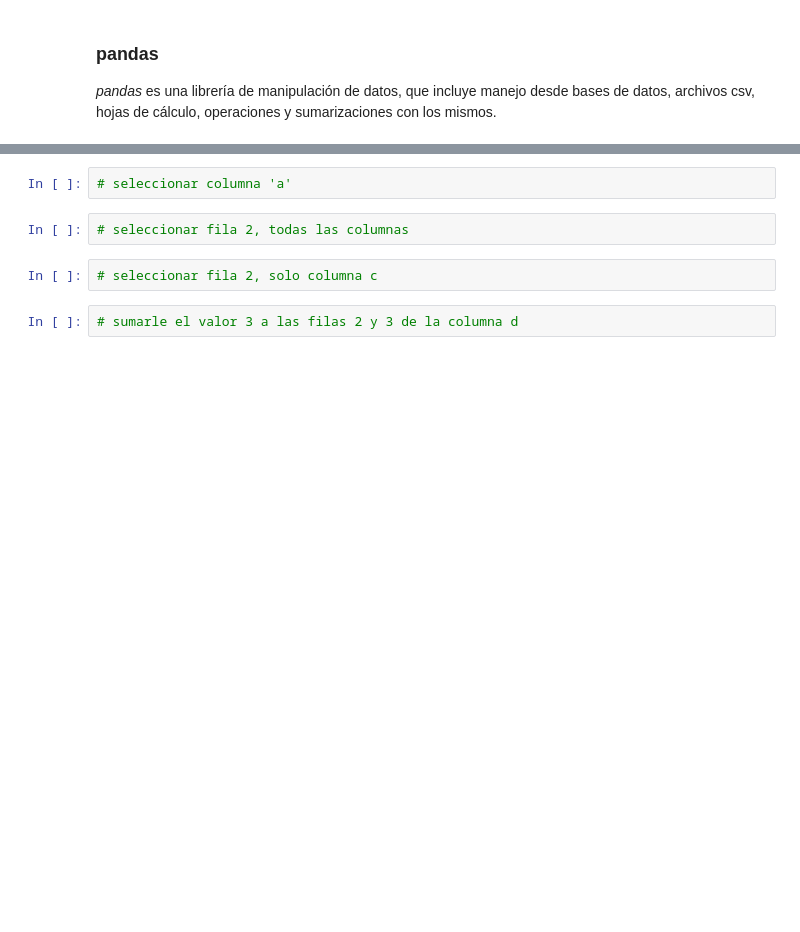
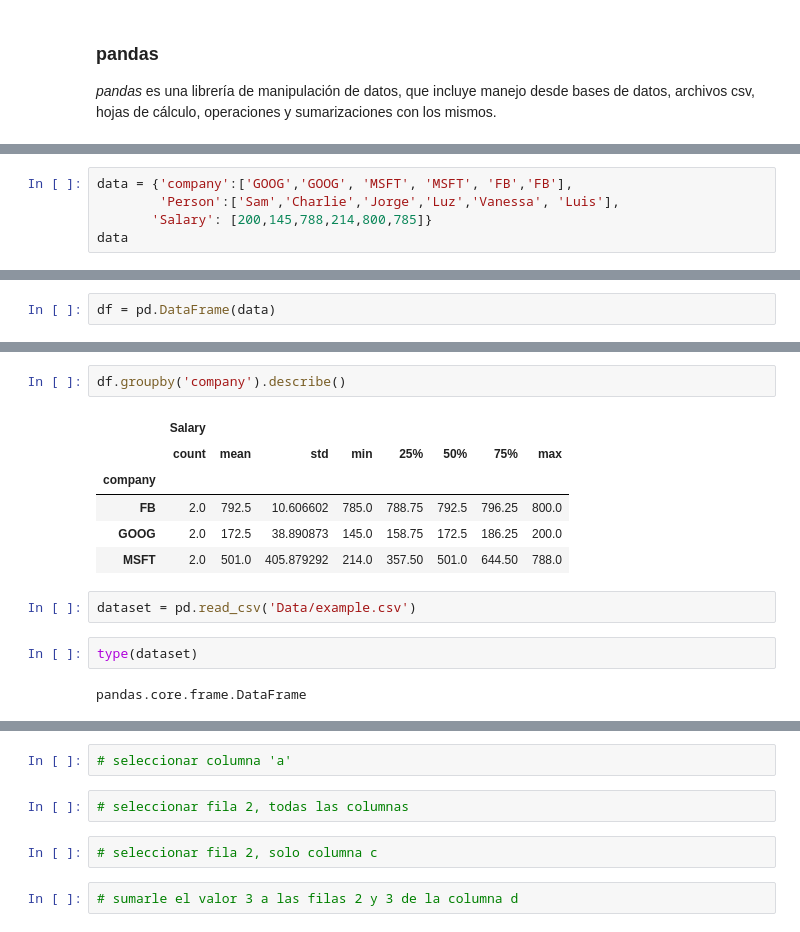
Before and after one commit to gdesirena/Aprendizaje_Automatico_Avanzado, a Jupyter notebook: Introducción/Notebooks_Clase/02_Repaso Librerías ML en Python.ipynb, the cells around one changed output, grey strips where cells are left out. Saved outputs shown, nothing was run; the diff lists cells and outputs as text; blank space fills up the shorter version.

```diff
--- a/Introducción/Notebooks_Clase/02_Repaso Librerías ML en Python.ipynb
+++ b/Introducción/Notebooks_Clase/02_Repaso Librerías ML en Python.ipynb
@@ -124,0 +558,5 @@ Fuente: https://www.w3resource.com/python-exercises/pandas/index.php
+# %%
+data = {'company':['GOOG','GOOG', 'MSFT', 'MSFT', 'FB','FB'],
+        'Person':['Sam','Charlie','Jorge','Luz','Vanessa', 'Luis'],
+       'Salary': [200,145,788,214,800,785]}
+data
@@ -124,0 +567,2 @@ Fuente: https://www.w3resource.com/python-exercises/pandas/index.php
+# %%
+df = pd.DataFrame(data)
@@ -124,0 +603,15 @@ Fuente: https://www.w3resource.com/python-exercises/pandas/index.php
+# %%
+df.groupby('company').describe()
+# %% [output]
+|  | Salary |  |  |  |  |  |  |  |
+|  | count | mean | std | min | 25% | 50% | 75% | max |
+| company |  |  |  |  |  |  |  |  |
+| FB | 2.0 | 792.5 | 10.606602 | 785.0 | 788.75 | 792.5 | 796.25 | 800.0 |
+| GOOG | 2.0 | 172.5 | 38.890873 | 145.0 | 158.75 | 172.5 | 186.25 | 200.0 |
+| MSFT | 2.0 | 501.0 | 405.879292 | 214.0 | 357.50 | 501.0 | 644.50 | 788.0 |
+# %%
+dataset = pd.read_csv('Data/example.csv')
+# %%
+type(dataset)
+# %% [output]
+pandas.core.frame.DataFrame
```
Also changed, not shown: parts of 87 cells of this notebook, 1 other file.
